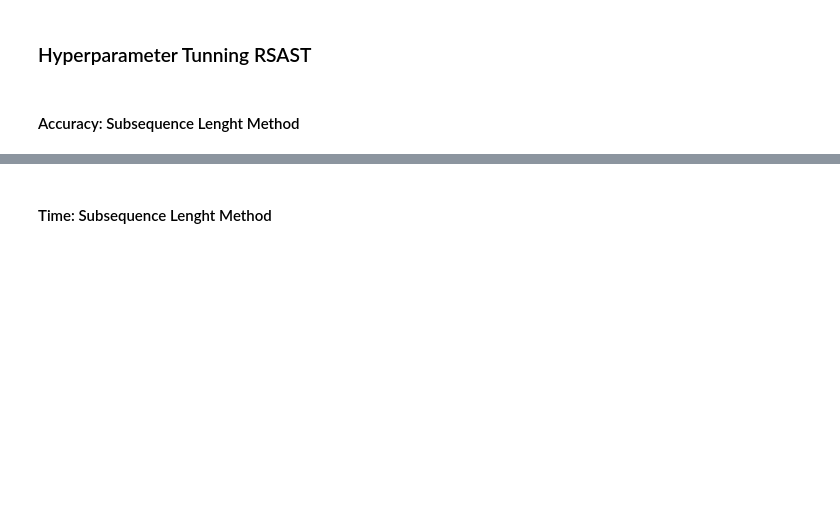
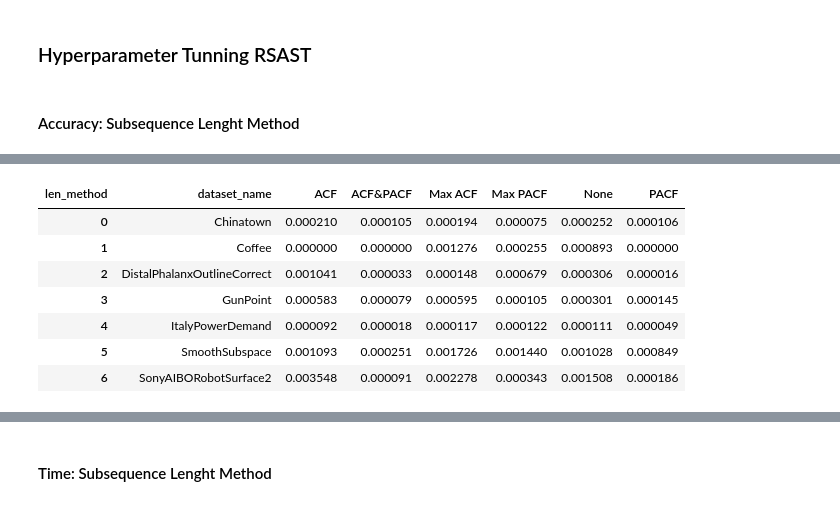
Before and after one commit to nirojasva/random_sast, a Jupyter notebook: ExperimentationRSAST/analysis_hyperparameter_rsast.ipynb, the cells around one changed output, grey strips where cells are left out. Saved outputs shown, nothing was run; the diff lists cells and outputs as text; code cells hidden in the pictures; blank space fills up the shorter version.

```diff
--- a/ExperimentationRSAST/analysis_hyperparameter_rsast.ipynb
+++ b/ExperimentationRSAST/analysis_hyperparameter_rsast.ipynb
@@ -130,3 +138,17 @@ merged_df
+# %%
+len_method_vs_ds=pd.pivot_table(filter_param, values='accuracy', index=['len_method'],columns=['dataset_name'], aggfunc='var')
+len_method_vs_ds=np.transpose(len_method_vs_ds)#[['ACF','PACF']]
+len_method_vs_ds=len_method_vs_ds.reset_index()
+len_method_vs_ds
+# %% [output]
+| len_method | dataset_name | ACF | ACF&PACF | Max ACF | Max PACF | None | PACF |
+| 0 | Chinatown | 0.000210 | 0.000105 | 0.000194 | 0.000075 | 0.000252 | 0.000106 |
+| 1 | Coffee | 0.000000 | 0.000000 | 0.001276 | 0.000255 | 0.000893 | 0.000000 |
+| 2 | DistalPhalanxOutlineCorrect | 0.001041 | 0.000033 | 0.000148 | 0.000679 | 0.000306 | 0.000016 |
+| 3 | GunPoint | 0.000583 | 0.000079 | 0.000595 | 0.000105 | 0.000301 | 0.000145 |
+| 4 | ItalyPowerDemand | 0.000092 | 0.000018 | 0.000117 | 0.000122 | 0.000111 | 0.000049 |
+| 5 | SmoothSubspace | 0.001093 | 0.000251 | 0.001726 | 0.001440 | 0.001028 | 0.000849 |
+| 6 | SonyAIBORobotSurface2 | 0.003548 | 0.000091 | 0.002278 | 0.000343 | 0.001508 | 0.000186 |
 # %%
 # create a pivot table with the mean of score by number of random points
 pd.pivot_table(df_result, values='accuracy', index=['len_method'],columns=['rpoint'], aggfunc='mean')
```
Also changed, not shown: parts of 29 cells of this notebook, 30 other files.
